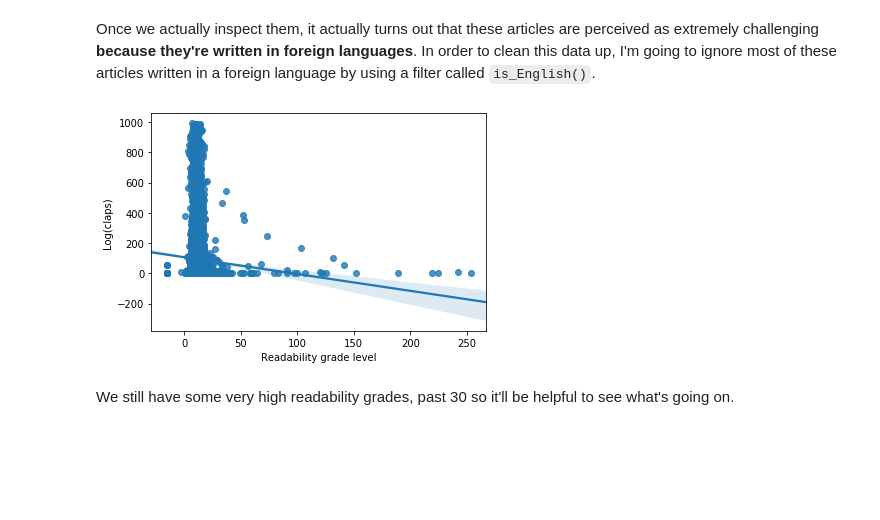
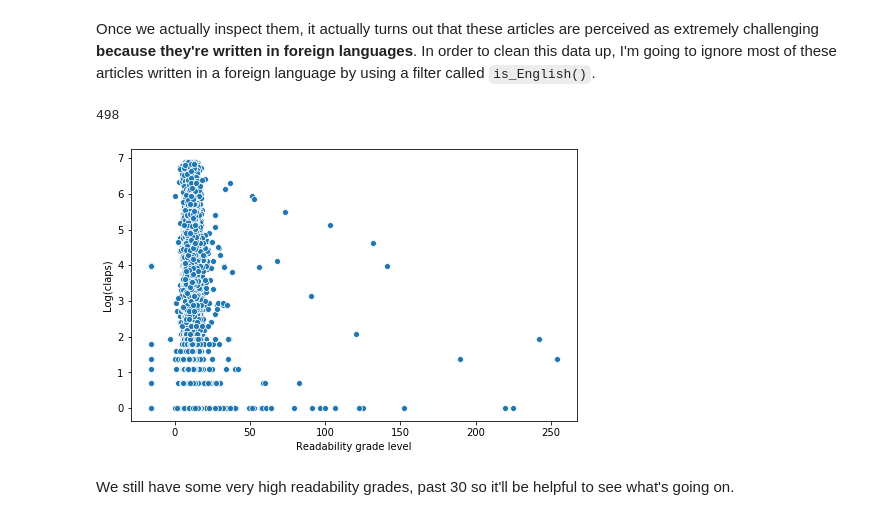
Before and after one commit to collindching/maximizing-medium-claps, a Jupyter notebook: 2 - Feature Engineering.ipynb, the cells around one changed output. Cells and saved outputs as stored; diff of their text form; code cells hidden in the pictures; blank space fills up the shorter version.

```diff
--- a/2 - Processing.ipynb
+++ b/2 - Feature Engineering.ipynb
@@ -119,13 +119,12 @@ df.drop('n_responses', axis=1, inplace=True)
 # %%
 # drop rows with na or nan
 na_rows = df.isna().any(axis=1)
-df = df[np.logical_not(na_rows)]
+df = df[~na_rows]
 
 # drop rows with 'skip' for date
 df = df[df['date'] != 'skip']
 
 # drop duplicates
-# revisit this step; the first of a group of duplicates might not be the correct one
 df = df.drop_duplicates(['title','author'])
 
 df.shape
@@ -1028,12 +1018,18 @@ y_train = y_train[~train_foreign_title]
 test_foreign_title = ((X_test['article_grade_lvl'] > 16) & (~X_test['title'].apply(is_English)))
 X_test = X_test[~test_foreign_title]
 y_test = y_test[~test_foreign_title]
+# %%
+sum(train_foreign_title)
+# %% [output]
+498
 # %%
-sns.regplot(X_train['article_grade_lvl'], y_train);
+plt.figure(figsize=(8,5))
+sns.scatterplot(X_train['article_grade_lvl'], log(y_train));
 plt.xlabel('Readability grade level');
 plt.ylabel('Log(claps)');
+plt.savefig('img/Readability_final.png')
 # %% [output]
-[figure, old version]
+[figure, new version]
 # %% [markdown]
 We still have some very high readability grades, past 30 so it'll be helpful to see what's going on.
 # %%
```
Also changed, not shown: parts of 38 cells of this notebook, 22 other files.
